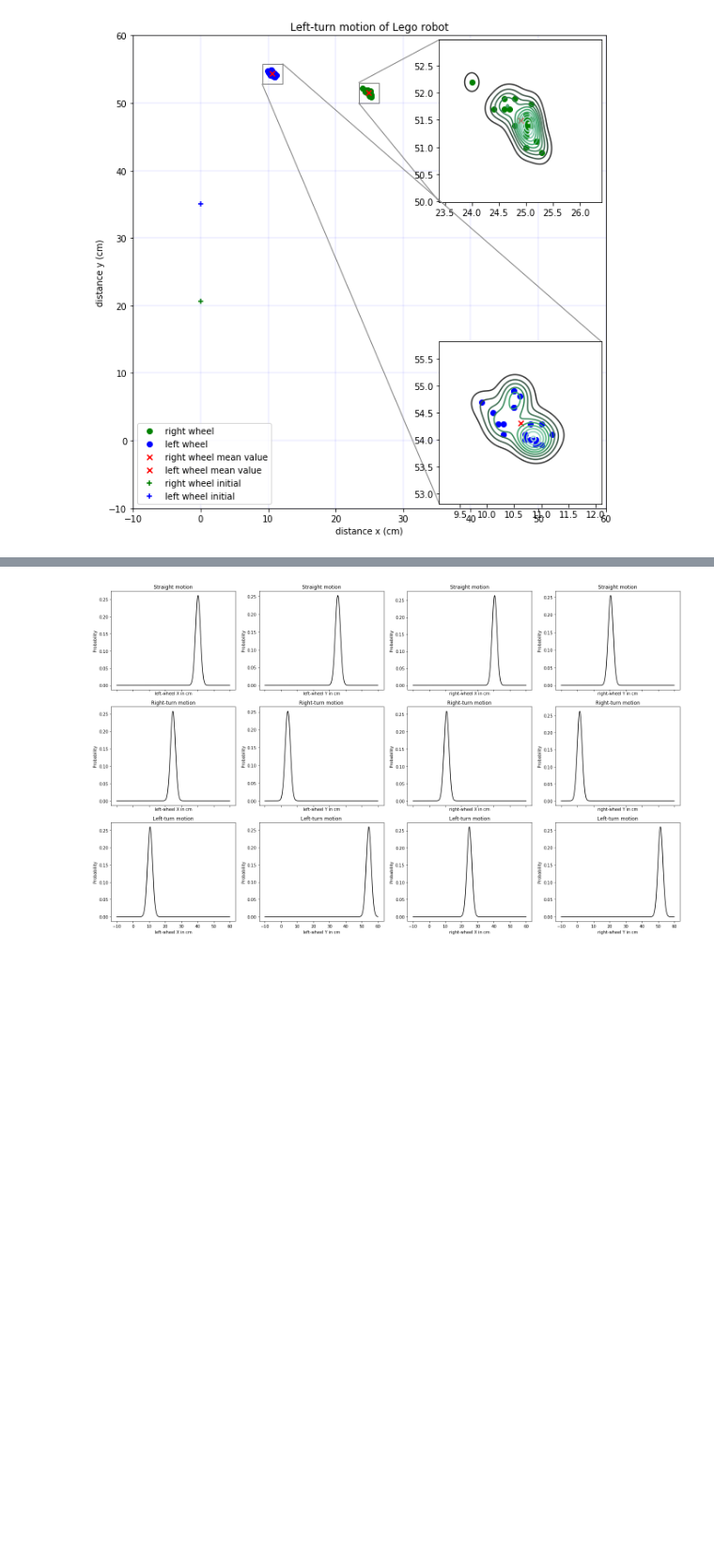
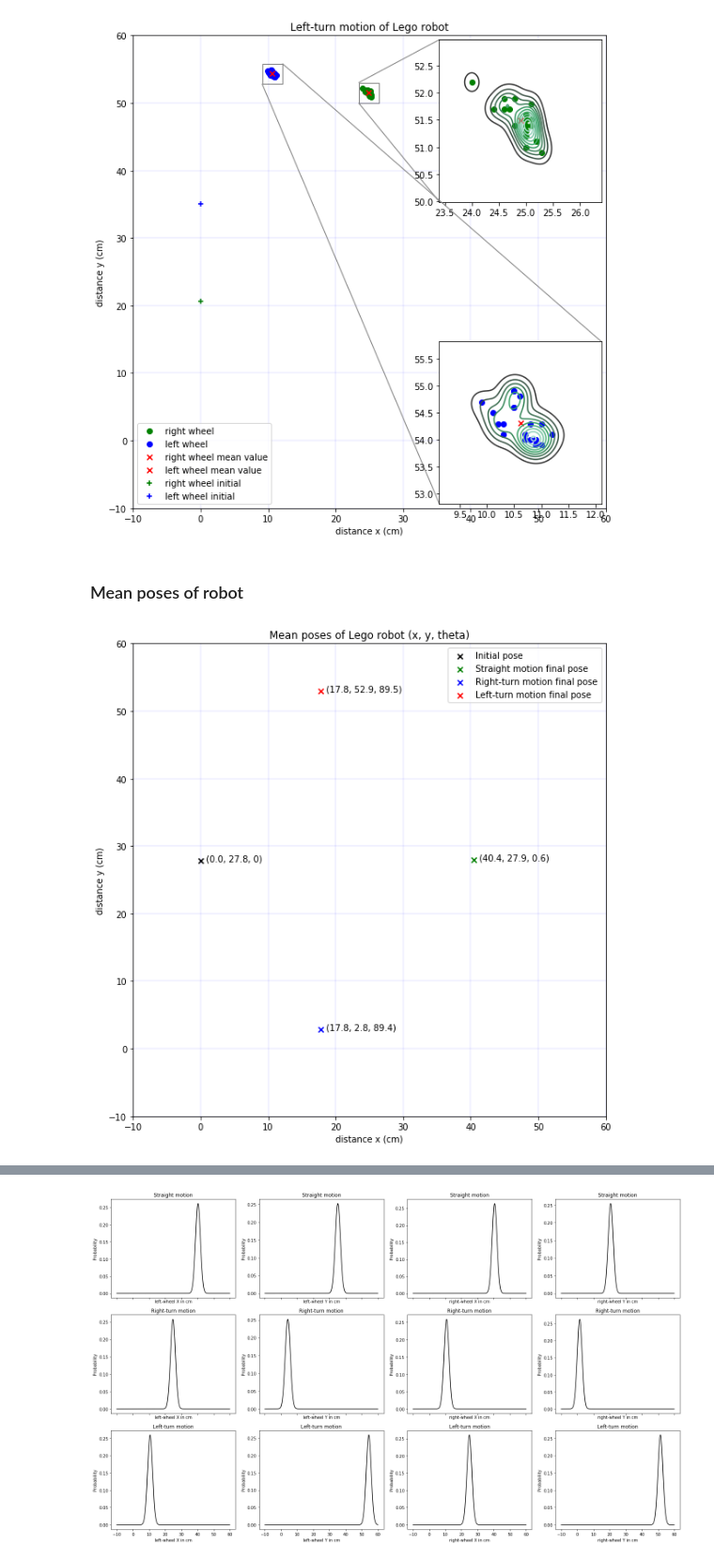
Before and after one commit to pranjaldhole/SEE, a Jupyter notebook: robot_motion_model/SEEHomework_AbhishekPadalkar_MaxMensing_PranjalDhole_robot_motion_model.ipynb, the cells around one changed output, grey strips where cells are left out. Shown at 94% size. Cells and saved outputs as stored; diff of their text form; code cells hidden in the pictures; blank space fills up the shorter version.

Commit message:
final pose diagram added

```diff
--- a/robot_motion_model/SEEHomework_AbhishekPadalkar_MaxMensing_PranjalDhole_robot_motion_model.ipynb
+++ b/robot_motion_model/SEEHomework_AbhishekPadalkar_MaxMensing_PranjalDhole_robot_motion_model.ipynb
@@ -498,3 +514,5 @@ plot_data(wheel_Rx_l, wheel_Ry_l, wheel_Lx_l, wheel_Ly_l,
           whichData='Left-turn')
 # %% [output]
 [figure]
+# %% [markdown]
+### Mean poses of robot
@@ -501 +532,64 @@ plot_data(wheel_Rx_l, wheel_Ry_l, wheel_Lx_l, wheel_Ly_l,
+# %%
+# Initial pose (x, y):
+# Straight motion
+sx0_mean = np.round((wheel_Rx0_s + wheel_Lx0_s) / 2, decimals=1)
+sy0_mean = np.round((wheel_Ry0_s + wheel_Ly0_s) / 2, decimals=1)
+
+# Right-turn motion
+rx0_mean = np.round((wheel_Rx0_r + wheel_Lx0_r) / 2, decimals=1)
+ry0_mean = np.round((wheel_Ry0_r + wheel_Ly0_r) / 2, decimals=1)
+
+# Left-turn motion
+lx0_mean = np.round((wheel_Rx0_l + wheel_Lx0_l) / 2, decimals=1)
+ly0_mean = np.round((wheel_Ry0_l + wheel_Ly0_l) / 2, decimals=1)
+
+# Must be equal since initiated at same position
+assert(sx0_mean == rx0_mean == lx0_mean)
+assert(sy0_mean == ry0_mean == ly0_mean)
+# %%
+# fig, ax = plt.subplots()
+fig = plt.figure(figsize=(10, 10))
+ax = plt.gca()
+
+init_mean = ax.scatter(sx0_mean, sy0_mean, c='k', marker='x',\
+                       label='Initial pose')
+straight_mean = ax.scatter(sx_mean, sy_mean, c='g', marker='x',\
+                       label='Straight motion final pose')
+right_mean = ax.scatter(rx_mean, ry_mean, c='b', marker='x',\
+                       label='Right-turn motion final pose')
+left_mean = ax.scatter(lx_mean, ly_mean, c='r', marker='x',\
+                       label='Left-turn motion final pose')
+
+# Annotation
+i_label = '  ('+ str(sx0_mean) + ', ' + str(sy0_mean) + ', 0' +')'
+s_label = '  ('+ str(sx_mean) + ', ' + str(sy_mean) + ', ' + str(s_theta_deg) +')'
+r_label = '  ('+ str(rx_mean) + ', ' + str(ry_mean) + ', ' + str(r_theta_deg) +')'
+l_label = '  ('+ str(lx_mean) + ', ' + str(ly_mean) + ', ' + str(l_theta_deg) +')'
+plt.annotate(i_label, xy = (sx0_mean, sy0_mean))
+plt.annotate(s_label, xy = (sx_mean, sy_mean))
+plt.annotate(r_label, xy = (rx_mean, ry_mean))
+plt.annotate(l_label, xy = (lx_mean, ly_mean))
+
+
+# Legends
+ax.legend(loc=1)
+
+# Labels
+title = 'Mean poses of Lego robot (x, y, theta)'
+ax.set_title(title)
+ax.set_xlabel('distance x (cm)')
+ax.set_ylabel('distance y (cm)')
+
+# Figure aspects
+ax.set_aspect('equal')
+ax.set_xlim(-10, 60)
+ax.set_ylim(-10, 60)
+ax.grid(color='b', linestyle='-', linewidth=.1)
+
+fig.savefig('images/mean_poses')
+
+plt.show()
+plt.close()
+# %% [output]
+[figure, added]
 # %% [markdown]
```
Also changed, not shown: parts of 31 cells of this notebook, 3 other files.
